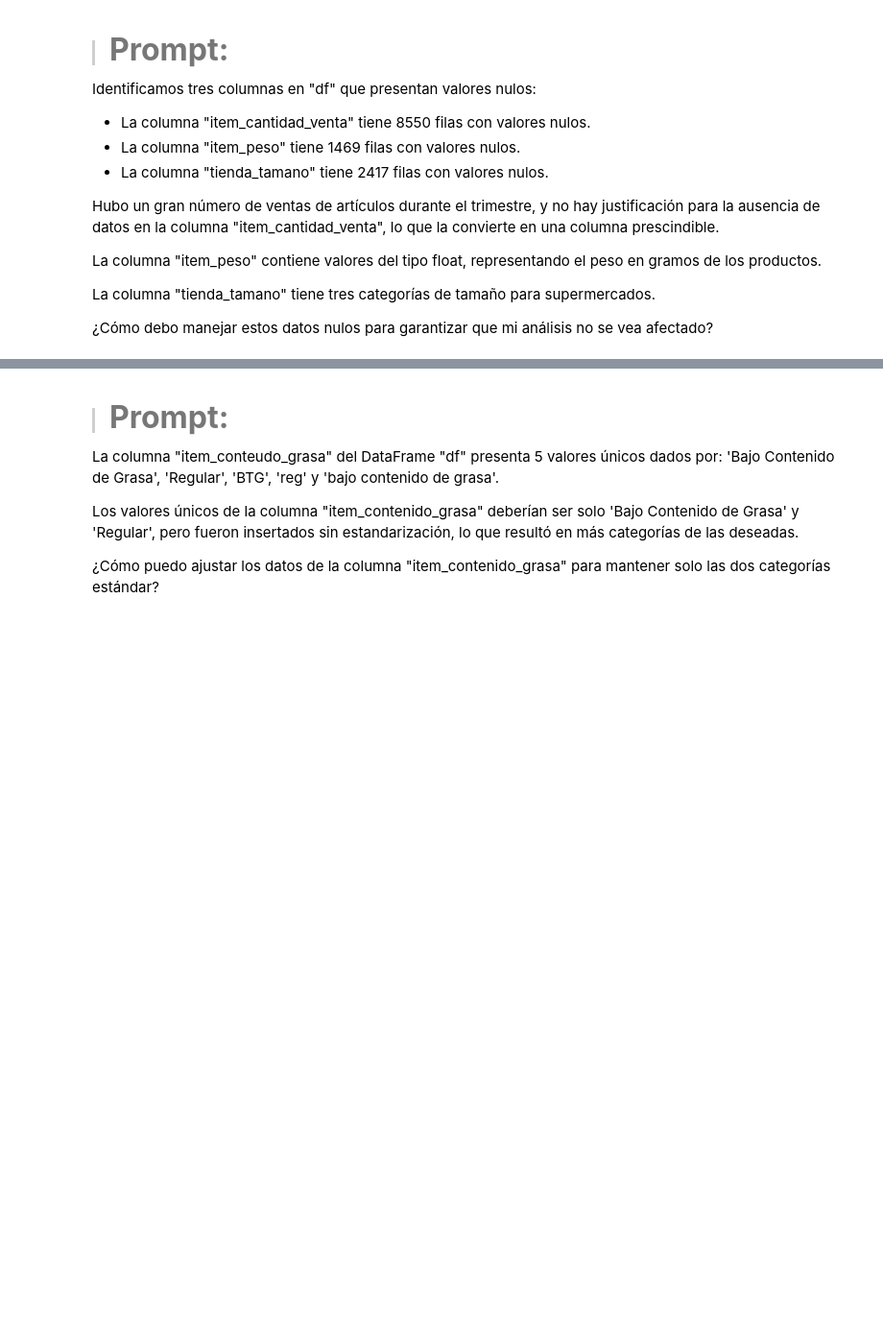
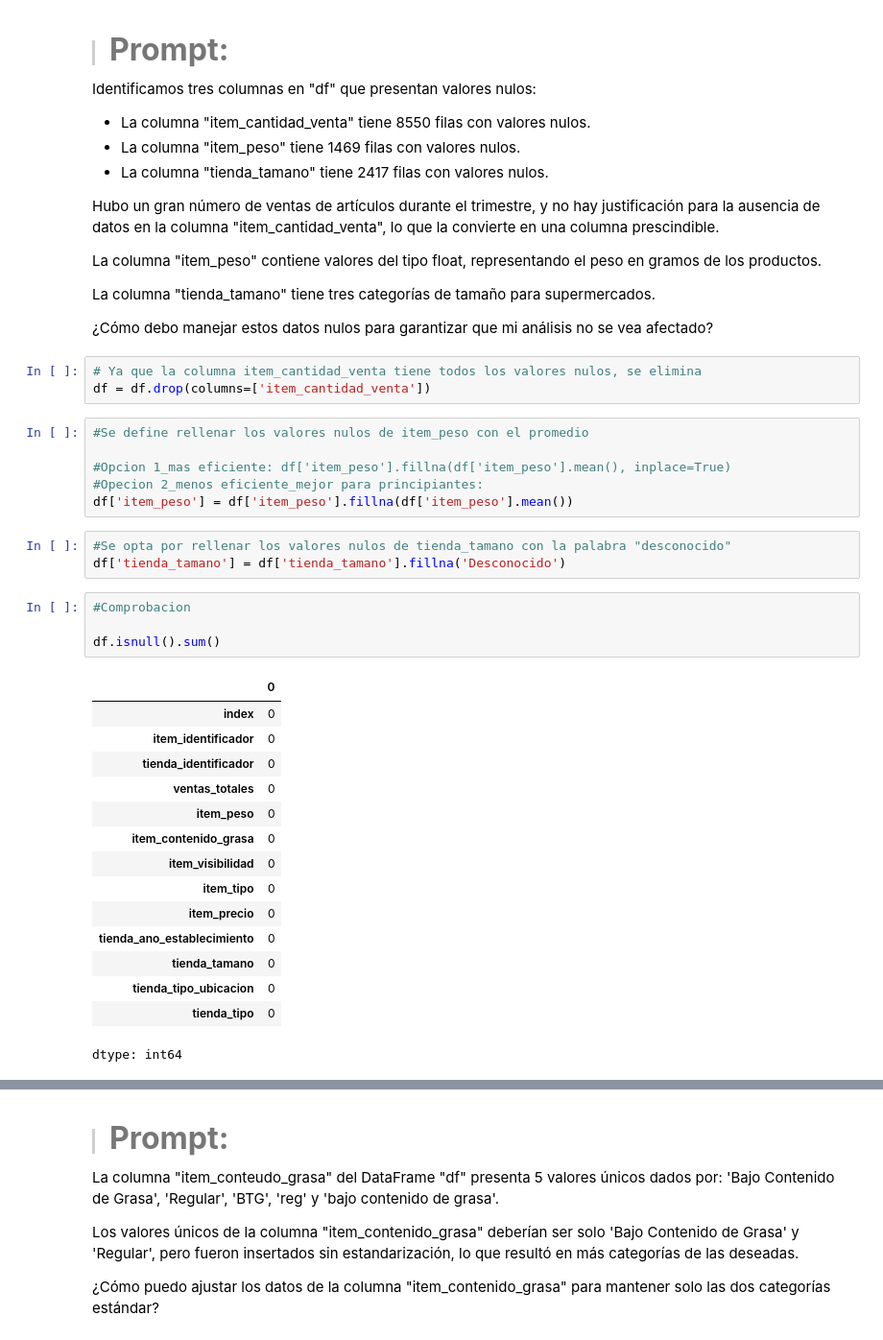
Before and after one commit to Mjdiazri/Code7Days, a Jupyter notebook: Utilizando_chatgpt_como_asistente.ipynb, the cells around one changed output, grey strips where cells are left out. Shown: that part at 96% size. Saved outputs shown, nothing was run; the diff lists cells and outputs as text; blank space fills up the shorter version.

```diff
--- a/Utilizando_chatgpt_como_asistente.ipynb
+++ b/Utilizando_chatgpt_como_asistente.ipynb
@@ -280,3 +296,35 @@ La columna "item_peso" contiene valores del tipo float, representando el peso en
 La columna "tienda_tamano" tiene tres categorías de tamaño para supermercados.
 
 ¿Cómo debo manejar estos datos nulos para garantizar que mi análisis no se vea afectado?
+# %%
+# Ya que la columna item_cantidad_venta tiene todos los valores nulos, se elimina
+df = df.drop(columns=['item_cantidad_venta'])
+# %%
+#Se define rellenar los valores nulos de item_peso con el promedio
+
+#Opcion 1_mas eficiente: df['item_peso'].fillna(df['item_peso'].mean(), inplace=True)
+#Opecion 2_menos eficiente_mejor para principiantes:
+df['item_peso'] = df['item_peso'].fillna(df['item_peso'].mean())
+# %%
+#Se opta por rellenar los valores nulos de tienda_tamano con la palabra "desconocido"
+df['tienda_tamano'] = df['tienda_tamano'].fillna('Desconocido')
+# %%
+#Comprobacion
+
+df.isnull().sum()
+# %% [output]
+|  | 0 |
+| index | 0 |
+| item_identificador | 0 |
+| tienda_identificador | 0 |
+| ventas_totales | 0 |
+| item_peso | 0 |
+| item_contenido_grasa | 0 |
+| item_visibilidad | 0 |
+| item_tipo | 0 |
+| item_precio | 0 |
+| tienda_ano_establecimiento | 0 |
+| tienda_tamano | 0 |
+| tienda_tipo_ubicacion | 0 |
+| tienda_tipo | 0 |
+dtype: int64
```
Also changed, not shown: parts of 11 cells of this notebook.
